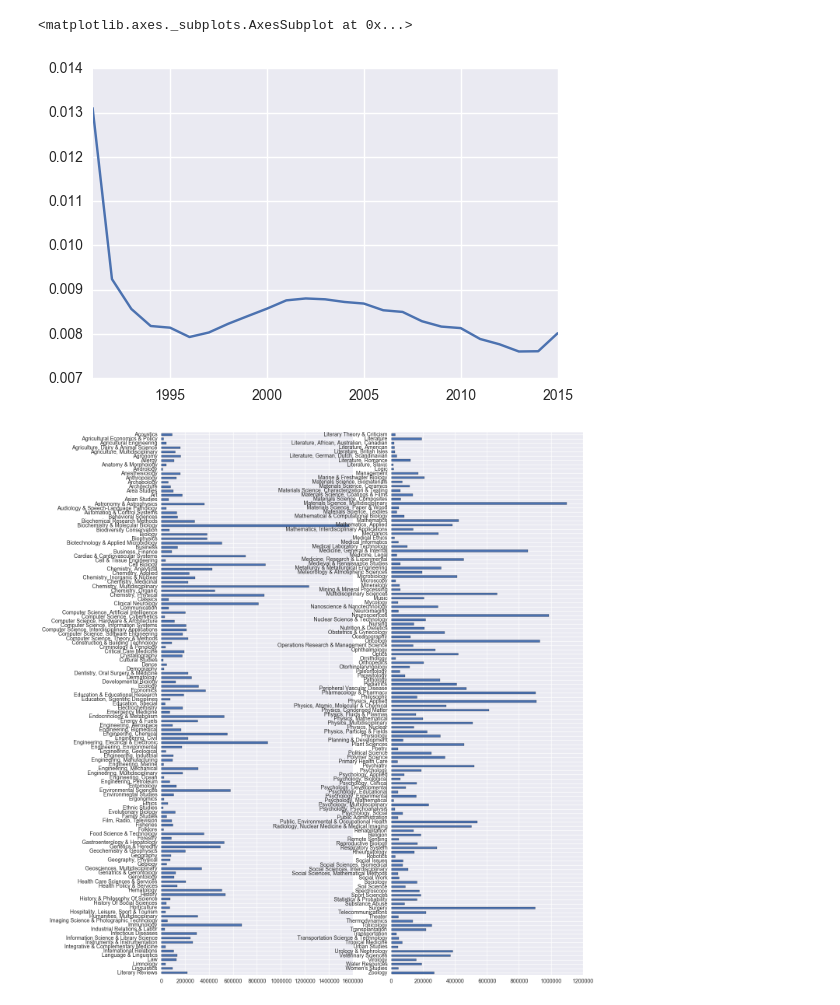
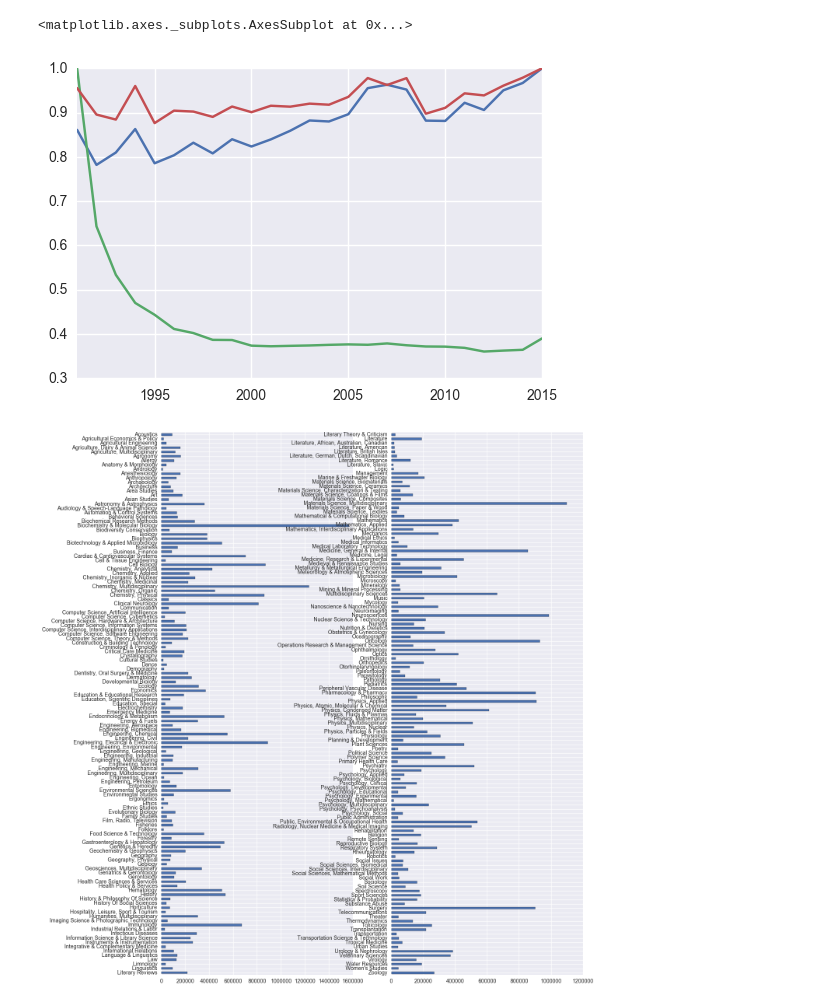
Before and after one commit to jlorince/wos-text-dynamics, a Jupyter notebook: notebooks/data-exploration.ipynb, the cells around one changed output. Drawn from its saved outputs; the diff is of its cells as text; code cells hidden in the pictures.

```diff
--- a/notebooks/data-exploration.ipynb
+++ b/notebooks/data-exploration.ipynb
@@ -48,13 +55,16 @@ cat_pubs_by_year = pd.read_pickle(DATADIR+'cat_pubs_by_year.pkl')
 cat_citations_by_year = pd.read_pickle(DATADIR+'cat_citations_by_year.pkl')
 cat_authors_by_year = pd.read_pickle(DATADIR+'cat_authors_by_year.pkl')
 # %%
-cat = 'Oncology'
-#(cat_pubs_by_year[cat] / cat_pubs_by_year['ALL']).plot()
-(cat_citations_by_year[cat] / cat_citations_by_year['ALL']).plot()
-#(cat_authors_by_year[cat] / cat_authors_by_year['ALL']).plot()
+cat =  'Physics, Applied'
+p = (cat_pubs_by_year[cat] / cat_pubs_by_year['ALL'])
+(p/p.max()).plot()
+c = (cat_citations_by_year[cat] / cat_citations_by_year['ALL'])
+(c/c.max()).plot()
+a = (cat_authors_by_year[cat] / cat_authors_by_year['ALL'])
+(a/a.max()).plot()
 # %% [output]
 <matplotlib.axes._subplots.AxesSubplot at 0x...>
-[figure, old version]
+[figure, new version]
 # %%
 props = cat_pubs_by_year.divide(cat_pubs_by_year['ALL'],axis=0)
 growth = np.log10(props/props.shift(1))
```
Also changed, not shown: parts of 6 cells of this notebook, 2 other files.
